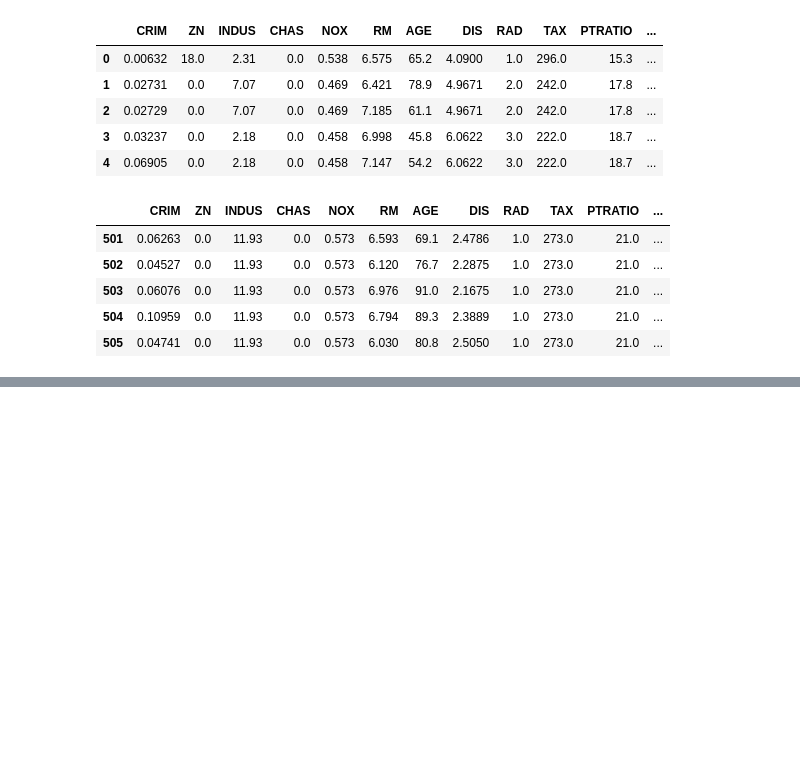
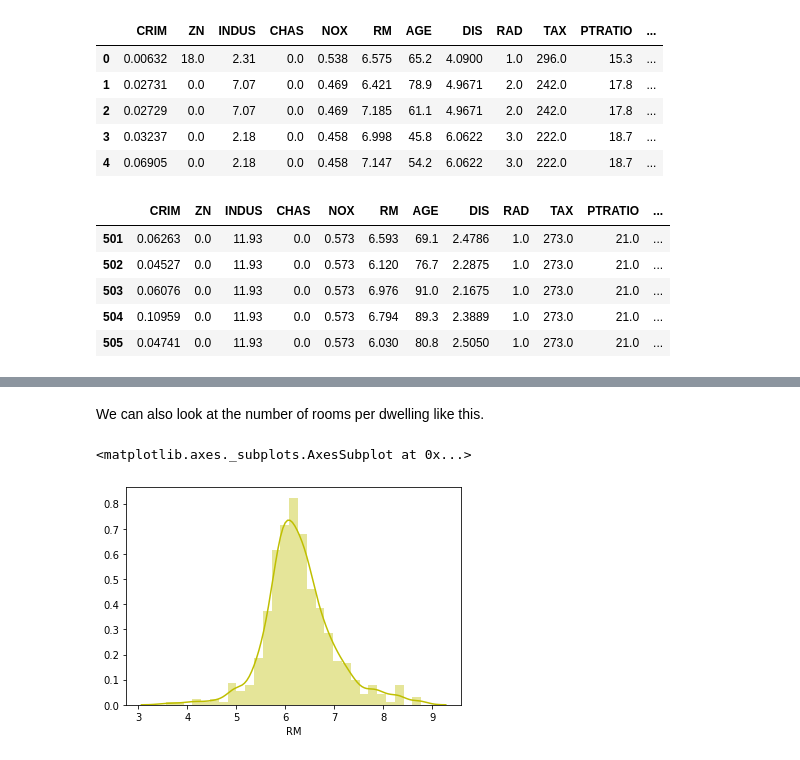
Before and after one commit to Pmcg1/ML-S_Project_2019, a Jupyter notebook: ML-S_2019.ipynb, the cells around one changed output, grey strips where cells are left out. Saved outputs shown, nothing was run; the diff lists cells and outputs as text; code cells hidden in the pictures; blank space fills up the shorter version.

```diff
--- a/ML-S_2019.ipynb
+++ b/ML-S_2019.ipynb
@@ -92,0 +126,7 @@ df.describe()
+# %% [markdown]
+We can also look at the number of rooms per dwelling like this.
+# %%
+sns.distplot(df['RM'], color='y')
+# %% [output]
+<matplotlib.axes._subplots.AxesSubplot at 0x...>
+[figure, added]
```
Also changed, not shown: parts of 27 cells of this notebook.
